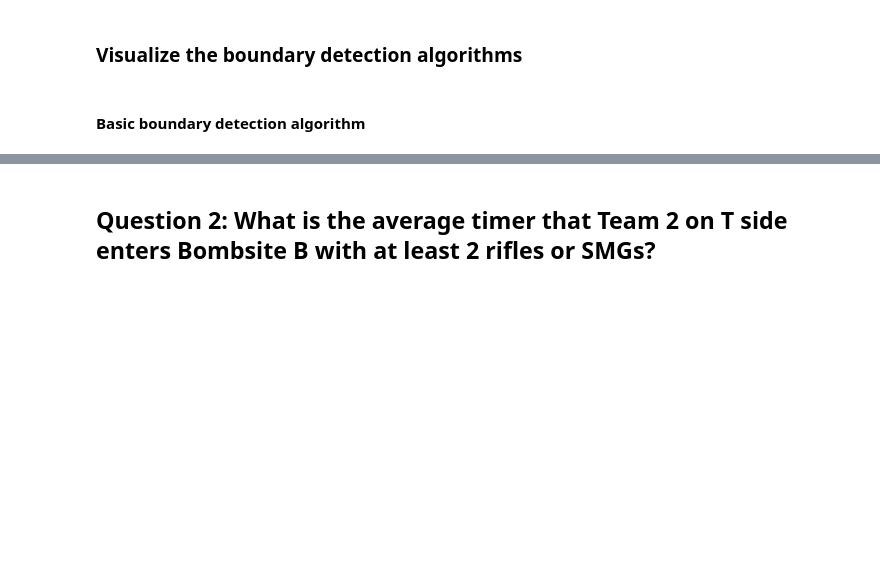
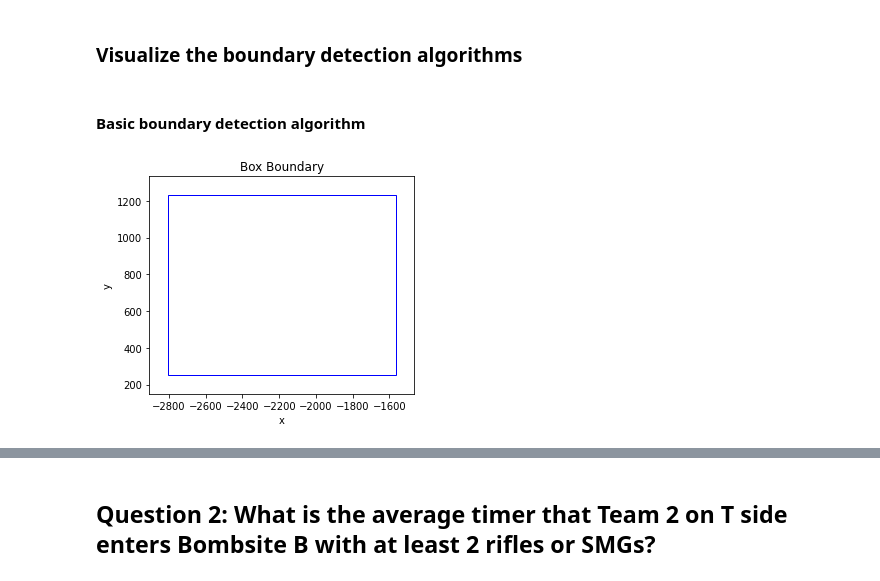
Before and after one commit to aryaan02/evil-geniuses-assessment, a Jupyter notebook: analysis.ipynb, the cells around one changed output, grey strips where cells are left out. Drawn from its saved outputs; the diff is of its cells as text; code cells hidden in the pictures; blank space fills up the shorter version.

```diff
--- a/analysis.ipynb
+++ b/analysis.ipynb
@@ -71,13 +91,19 @@ print("The number of rounds that Team 2 enters the boundary on T side is " +
 #### Basic boundary detection algorithm
 # %%
 fig, ax = plt.subplots()
+fig.patch.set_facecolor('white')
 rect = mpatches.Rectangle((x_min, y_min), x_max - x_min,
                           y_max - y_min, fill=False, edgecolor='blue')
 ax.add_patch(rect)
 ax.set_xlim(x_min - 100, x_max + 100)  # Set the x-axis limits
 ax.set_ylim(y_min - 100, y_max + 100)  # Set the y-axis limits
+ax.set_title('Box Boundary')
+ax.set_xlabel('x')
+ax.set_ylabel('y')
 plt.gca().set_aspect('equal', adjustable='box')  # Set aspect ratio to equal
 plt.show()
+# %% [output]
+[figure, added]
 # %%
 boundary_path = mpath.Path(closed_boundary_coords)
 
```
Also changed, not shown: parts of 11 cells of this notebook, 6 other files.
